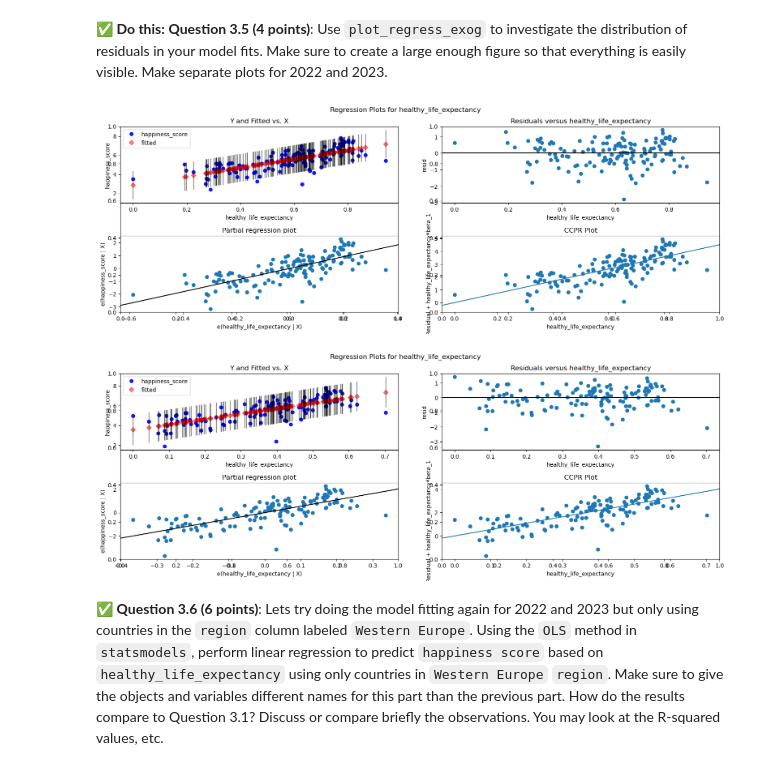
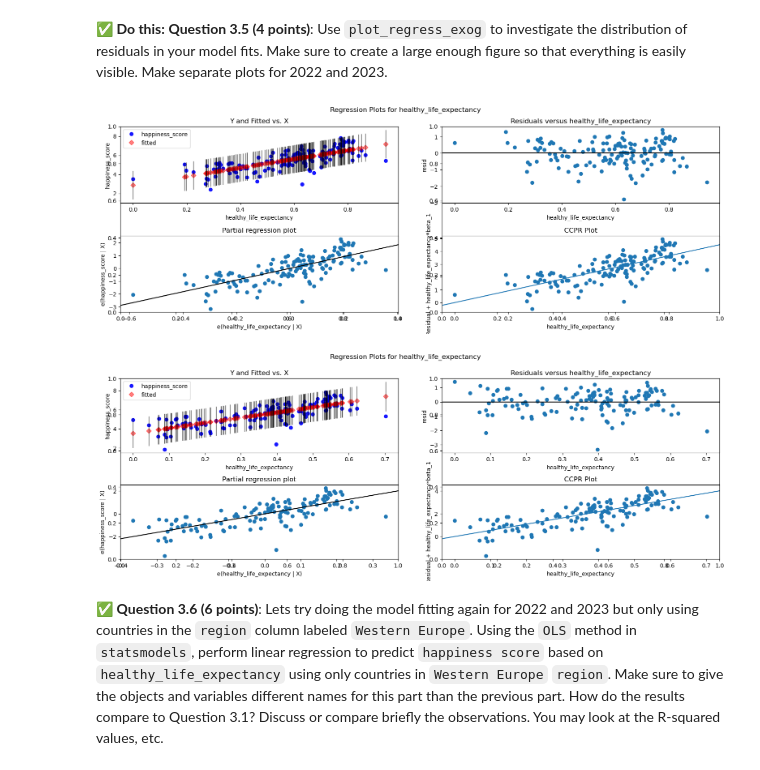
Before and after one commit to rags45/CMSE202-f23-turnin, a Jupyter notebook: hw-03/HW-03_Regression-S24-STUDENT.ipynb, the cells around one changed output. Saved outputs shown, nothing was run; the diff lists cells and outputs as text; code cells hidden in the pictures.

```diff
--- a/hw-03/HW-03_Regression-S24-STUDENT.ipynb
+++ b/hw-03/HW-03_Regression-S24-STUDENT.ipynb
@@ -232,23 +232,22 @@ plt.legend()
 # %%
 # Put code here.
 
 fig1, axes = plt.subplots(1, 2, figsize=(16, 6))
 fig2, axes = plt.subplots(1, 2, figsize=(16, 6))
 
 
 
 resid1 = sm.graphics.plot_regress_exog(answer1, 'healthy_life_expectancy', fig=fig1)
-#resid1.set_title('Residuals Plot for 2022')
 
 
 resid2 = sm.graphics.plot_regress_exog(answer2, 'healthy_life_expectancy', fig=fig2)
-#resid2.set_title('Residuals Plot for 2023')
 
-#plt.tight_layout()
+
+plt.tight_layout()
 plt.show()
 # %% [output]
 [figure]
-[figure, old version]
+[figure, new version]
 # %% [markdown]
 &#9989;  **Question 3.6 (6 points)**: Lets try doing the model fitting again for 2022 and 2023 but only using countries in the `region` column labeled `Western Europe`. Using the `OLS` method in `statsmodels`, perform linear regression to predict `happiness score` based on `healthy_life_expectancy` using only countries in `Western Europe` `region`. Make sure to give the objects and variables different names for this part than the previous part. How do the results compare to Question 3.1? Discuss or compare briefly the observations. You may look at the R-squared values, etc.
 # %%
```
Also changed, not shown: parts of 12 cells of this notebook.
